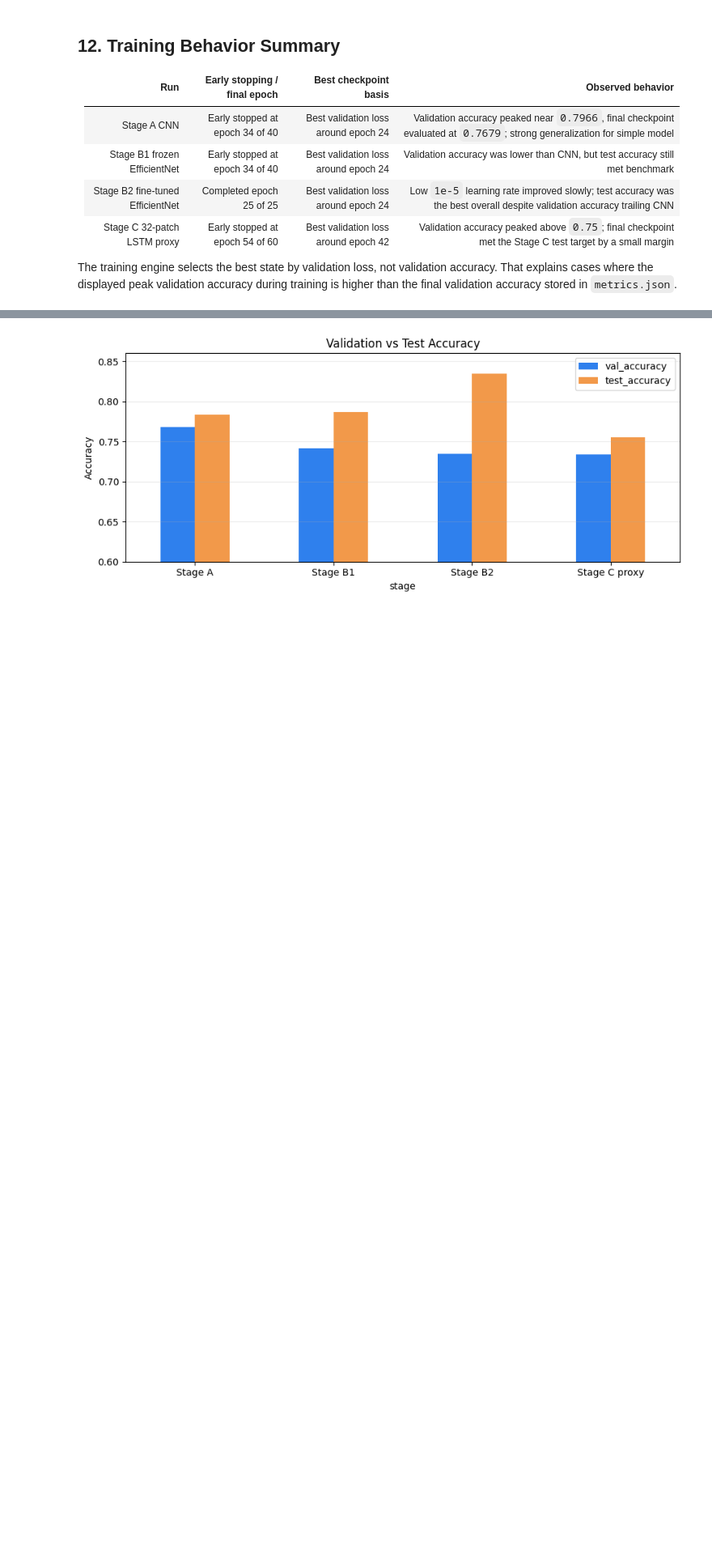
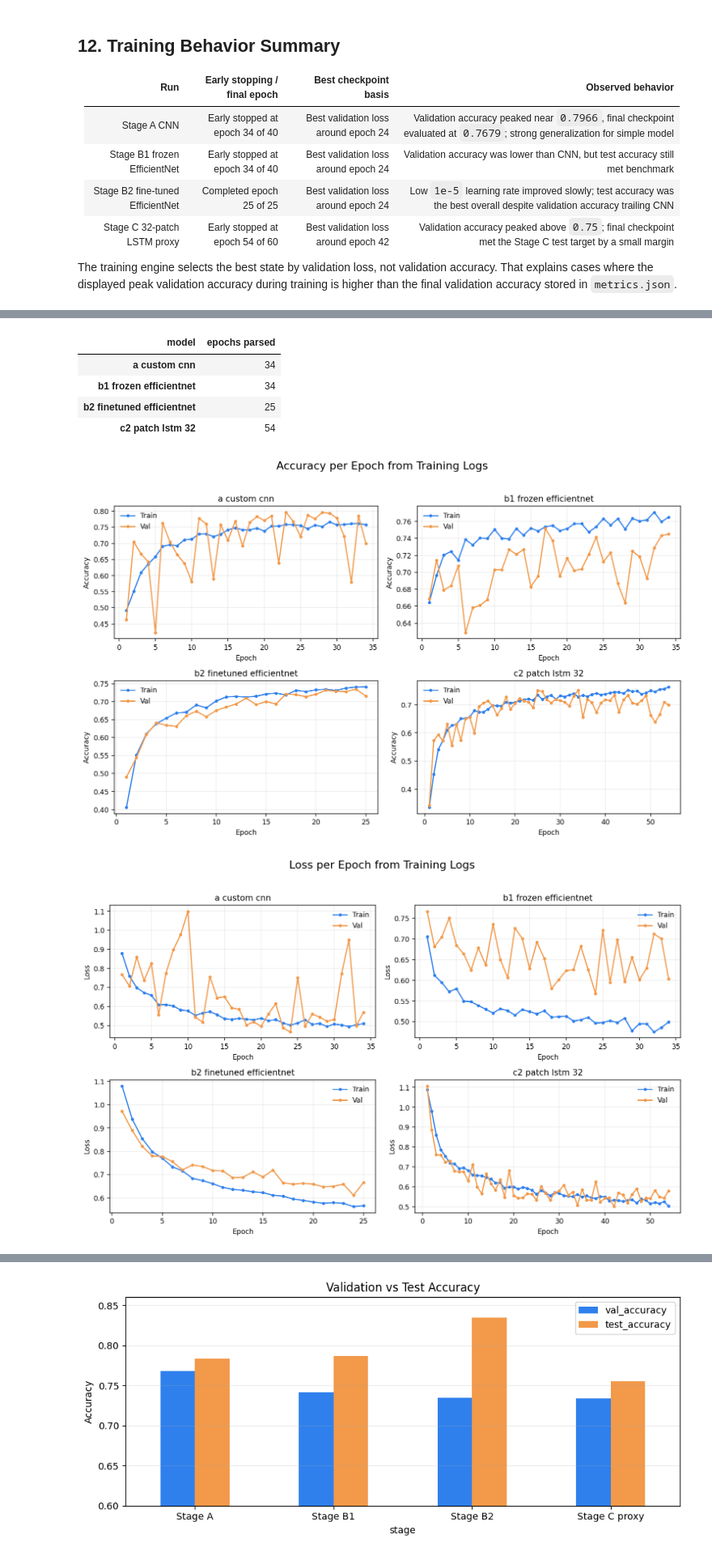
Before and after one commit to OzMaatuk/chest_xray_classification, a Jupyter notebook: notebooks/autoresearch_summary_report.ipynb, the cells around one changed output, grey strips where cells are left out. Shown at 81% size. Drawn from its saved outputs; the diff is of its cells as text; code cells hidden in the pictures; blank space fills up the shorter version.

Commit message:
Add training log plots to summary notebook

```diff
--- a/notebooks/autoresearch_summary_report.ipynb
+++ b/notebooks/autoresearch_summary_report.ipynb
@@ -217 +221,69 @@ The training engine selects the best state by validation loss, not validation ac
+# %%
+from pathlib import Path
+import re
+
+import matplotlib.pyplot as plt
+import pandas as pd
+
+LOG_DIR = Path("outputs/pytorch_logs_by_model")
+if not LOG_DIR.exists():
+    LOG_DIR = Path("..") / "outputs" / "pytorch_logs_by_model"
+
+pattern = re.compile(
+    r"\[(?P<model>[^\]]+)\] Epoch (?P<epoch>\d+)/(?P<total>\d+) \| "
+    r"Train (?P<train_loss>\d+\.\d+)/(?P<train_acc>\d+\.\d+) \| "
+    r"Val (?P<val_loss>\d+\.\d+)/(?P<val_acc>\d+\.\d+)"
+)
+
+rows_by_model = {}
+for path in sorted(LOG_DIR.glob("*.txt")):
+    by_epoch = {}
+    for line in path.read_text().splitlines():
+        match = pattern.search(line)
+        if not match:
+            continue
+        row = match.groupdict()
+        epoch = int(row["epoch"])
+        by_epoch[epoch] = {
+            "model": path.stem.replace("_", " "),
+            "epoch": epoch,
+            "train_loss": float(row["train_loss"]),
+            "train_acc": float(row["train_acc"]),
+            "val_loss": float(row["val_loss"]),
+            "val_acc": float(row["val_acc"]),
+        }
+    rows_by_model[path.stem.replace("_", " ")] = [by_epoch[e] for e in sorted(by_epoch)]
+
+history = pd.DataFrame([row for rows in rows_by_model.values() for row in rows])
+display(history.groupby("model")["epoch"].max().rename("epochs parsed").to_frame())
+
+plt.rcParams.update({"axes.grid": True, "grid.alpha": 0.25, "font.size": 9})
+colors = {"train": "#2f80ed", "val": "#f2994a"}
+
+def plot_metric(metric, ylabel, title):
+    fig, axes = plt.subplots(2, 2, figsize=(11, 7), sharex=False)
+    axes = axes.ravel()
+    for ax, (model, model_history) in zip(axes, history.groupby("model", sort=False)):
+        ax.plot(model_history["epoch"], model_history[f"train_{metric}"], marker="o", markersize=3, linewidth=1.5, color=colors["train"], label="Train")
+        ax.plot(model_history["epoch"], model_history[f"val_{metric}"], marker="o", markersize=3, linewidth=1.5, color=colors["val"], label="Val")
+        ax.set_title(model)
+        ax.set_xlabel("Epoch")
+        ax.set_ylabel(ylabel)
+        ax.legend(frameon=False, loc="best")
+    for ax in axes[history["model"].nunique():]:
+        ax.axis("off")
+    fig.suptitle(title, fontsize=14)
+    fig.tight_layout(rect=[0, 0, 1, 0.96])
+    plt.show()
+
+plot_metric("acc", "Accuracy", "Accuracy per Epoch from Training Logs")
+plot_metric("loss", "Loss", "Loss per Epoch from Training Logs")
+# %% [output]
+| model | epochs parsed |
+| a custom cnn | 34 |
+| b1 frozen efficientnet | 34 |
+| b2 finetuned efficientnet | 25 |
+| c2 patch lstm 32 | 54 |
+[figure, added]
+[figure, added]
 # %% [markdown]
```
Also changed, not shown: parts of 5 cells of this notebook.
